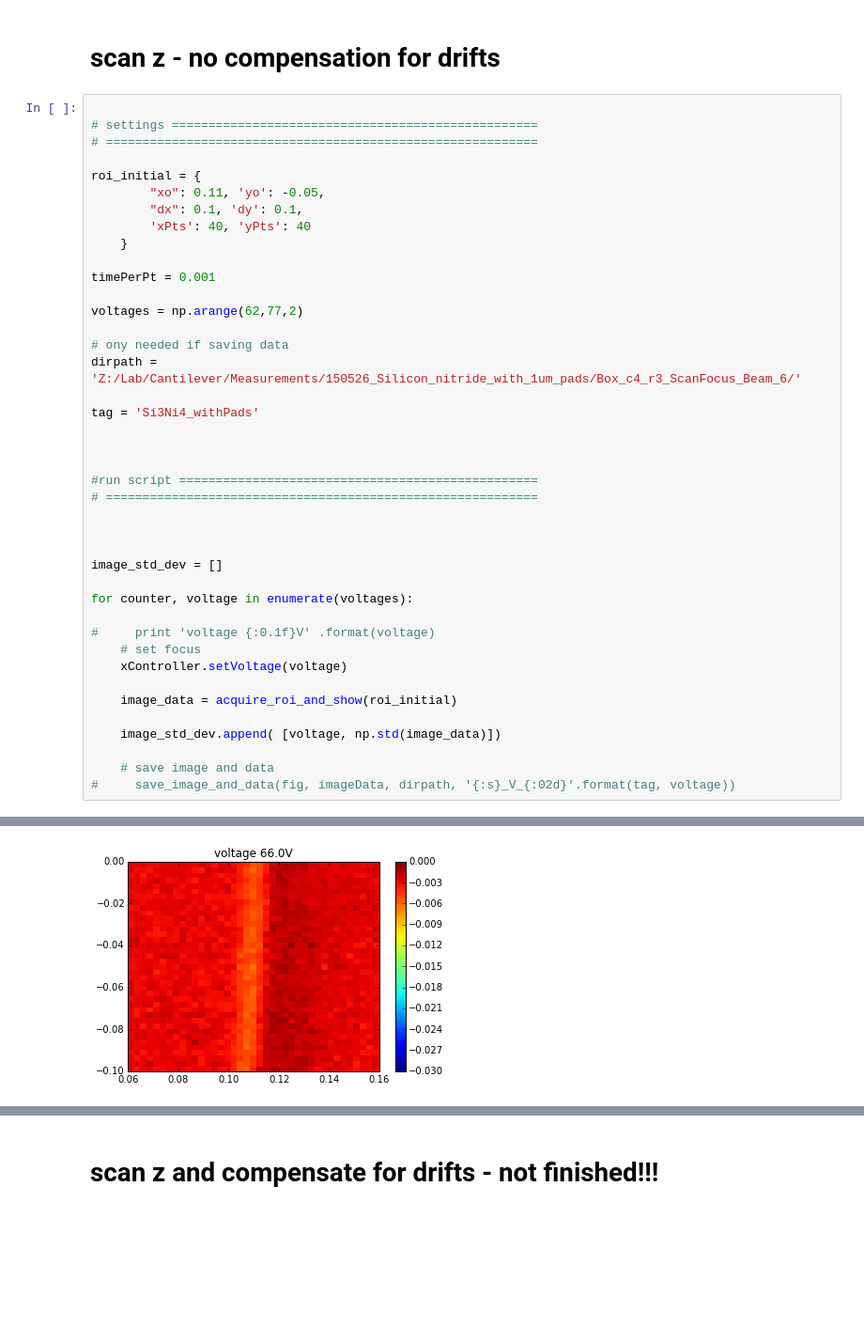
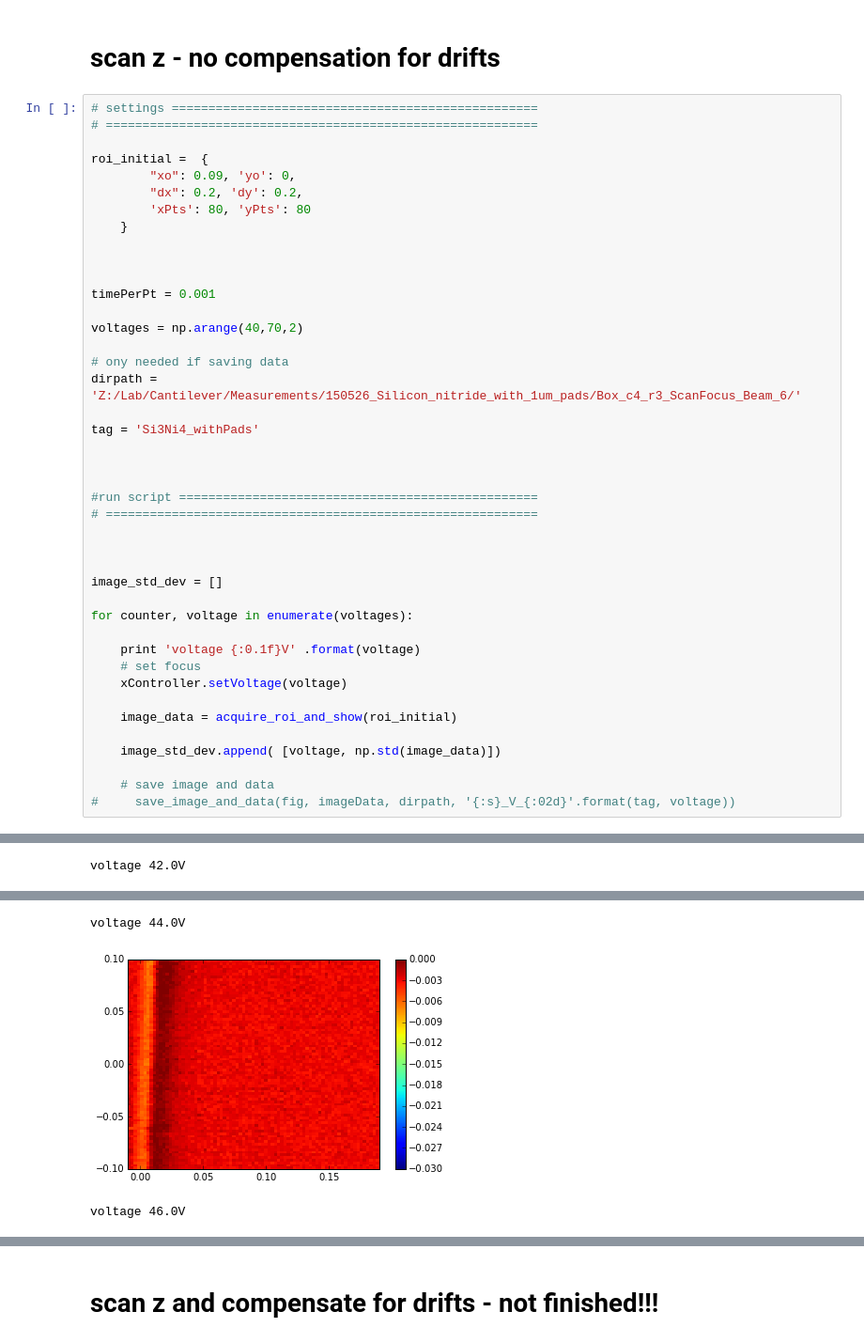
Before and after one commit to LISE-B26/pylabcontrol, a Jupyter notebook: functions/test_tracking/scan_focus_taking_images.ipynb, the cells around one changed output, grey strips where cells are left out. Shown at 94% size. Saved outputs shown, nothing was run; the diff lists cells and outputs as text; blank space fills up the shorter version.

```diff
--- a/functions/test_tracking/scan_focus_taking_images.ipynb
+++ b/functions/test_tracking/scan_focus_taking_images.ipynb
@@ -54,19 +54,20 @@ def acquire_roi_and_show(roi, title =''):
 # %% [markdown]
 # scan z  - no compensation for drifts
 # %%
-
 # settings ==================================================
 # ===========================================================
 
-roi_initial = {
-        "xo": 0.11, 'yo': -0.05,
-        "dx": 0.1, 'dy': 0.1,
-        'xPts': 40, 'yPts': 40
+roi_initial =  {
+        "xo": 0.09, 'yo': 0,
+        "dx": 0.2, 'dy': 0.2,
+        'xPts': 80, 'yPts': 80
     }
+
+
 
 timePerPt = 0.001
 
-voltages = np.arange(62,77,2)
+voltages = np.arange(40,70,2)
 
 # ony needed if saving data
 dirpath = 'Z:/Lab/Cantilever/Measurements/150526_Silicon_nitride_with_1um_pads/Box_c4_r3_ScanFocus_Beam_6/'
@@ -84,7 +85,7 @@ image_std_dev = []
 
 for counter, voltage in enumerate(voltages):
 
-#     print 'voltage {:0.1f}V' .format(voltage)
+    print 'voltage {:0.1f}V' .format(voltage)
     # set focus
     xController.setVoltage(voltage)
 
@@ -98,0 +101 @@ for counter, voltage in enumerate(voltages):
+voltage 42.0V
@@ -100 +103,3 @@ for counter, voltage in enumerate(voltages):
+voltage 44.0V
-[figure, old version]
+[figure, new version]
+voltage 46.0V
```
Also changed, not shown: parts of 6 cells of this notebook, 6 other files.
